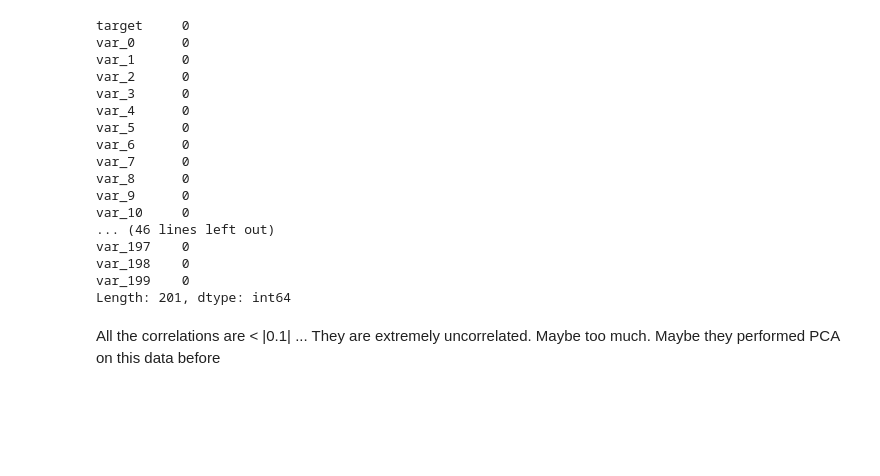
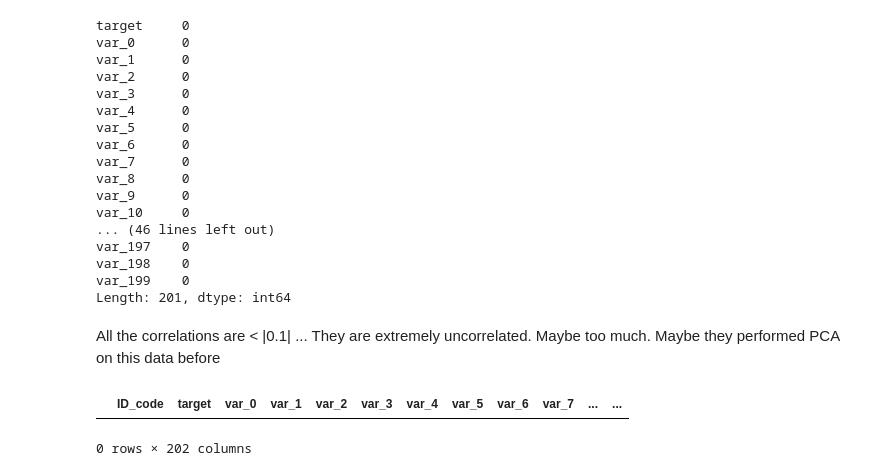
Before and after one commit to FedericoRaimondi/myProjects, a Jupyter notebook: Santander_Customer_Transaction_Prediction/data_exploration/Data Exploration.ipynb, the cells around one changed output. Drawn from its saved outputs; the diff is of its cells as text; code cells hidden in the pictures; blank space fills up the shorter version.

```diff
--- a/Santander_Customer_Transaction_Prediction/data_exploration/Data Exploration.ipynb
+++ b/Santander_Customer_Transaction_Prediction/data_exploration/Data Exploration.ipynb
@@ -258,3 +258,8 @@ Length: 201, dtype: int64
 # %% [markdown]
 All the correlations are < |0.1| ... They are extremely uncorrelated. Maybe too much.
 Maybe they performed PCA on this data before
+# %%
+df[df.loc[:,'var_0':].duplicated()]
+# %% [output]
+|  | ID_code | target | var_0 | var_1 | var_2 | var_3 | var_4 | var_5 | var_6 | var_7 | ... | ... |
+0 rows × 202 columns
```
Also changed, not shown: parts of 2 cells of this notebook.
